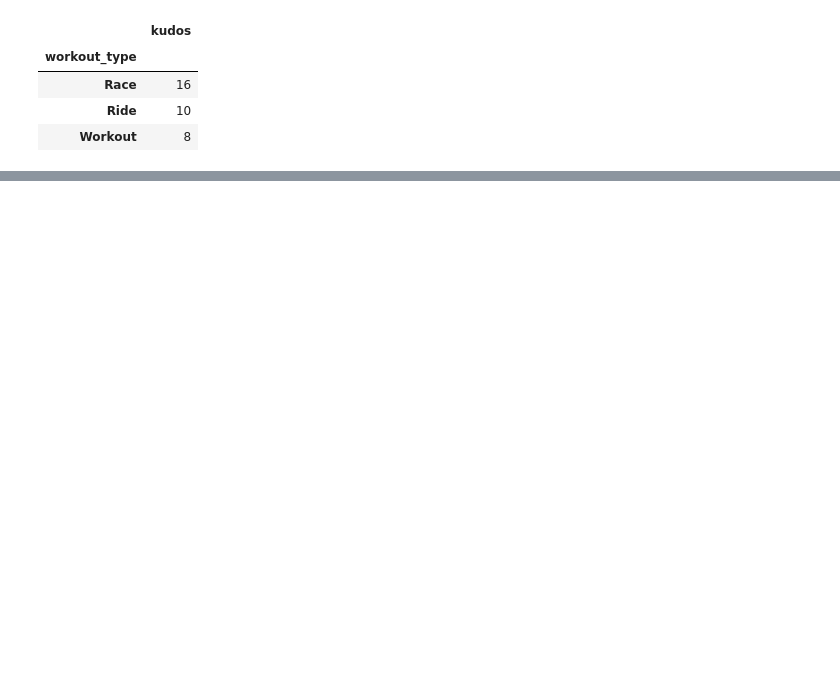
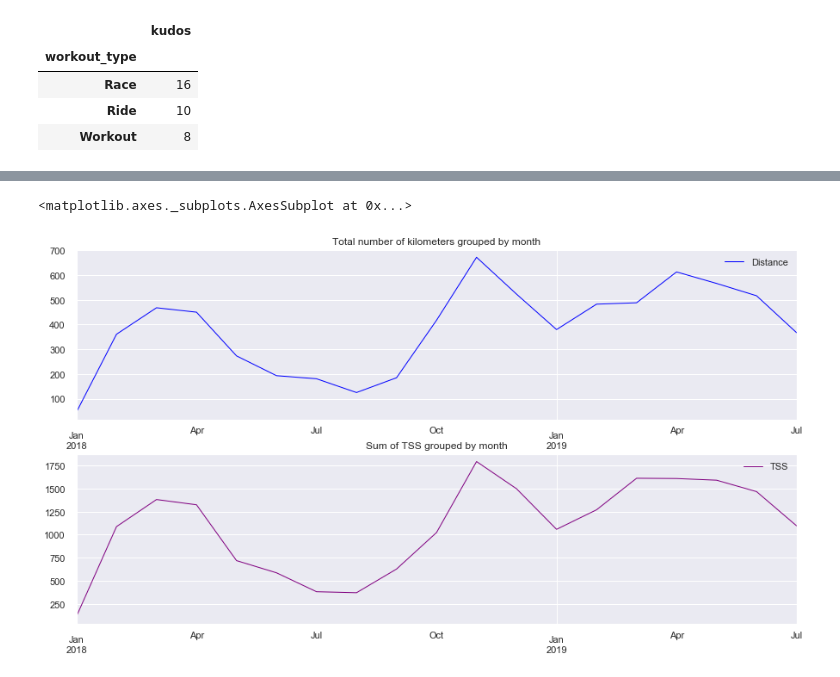
Before and after one commit to fracomp/datascience, a Jupyter notebook: Portfolio 1.ipynb, the cells around one changed output, grey strips where cells are left out. Cells and saved outputs as stored; diff of their text form; code cells hidden in the pictures; blank space fills up the shorter version.

```diff
--- a/Portfolio 1.ipynb
+++ b/Portfolio 1.ipynb
@@ -369,0 +367,11 @@ ds['average_speed'].plot()
+# %%
+fig, axes = plt.subplots(nrows=2, ncols=1)
+s1=cd['Distance']
+df1=s1.resample('M').sum()
+df1.plot(ax=axes[0],linewidth=1,figsize=(15,8),title='Total number of kilometers grouped by month',color='blue',legend=True)
+s2=cd['TSS']
+df2=s2.resample('M').sum()
+df2.plot(ax=axes[1],linewidth=1,figsize=(15,8),title='Sum of TSS grouped by month',color='purple',legend=True)
+# %% [output]
+<matplotlib.axes._subplots.AxesSubplot at 0x...>
+[figure, added]
```
Also changed, not shown: parts of 37 cells of this notebook.
